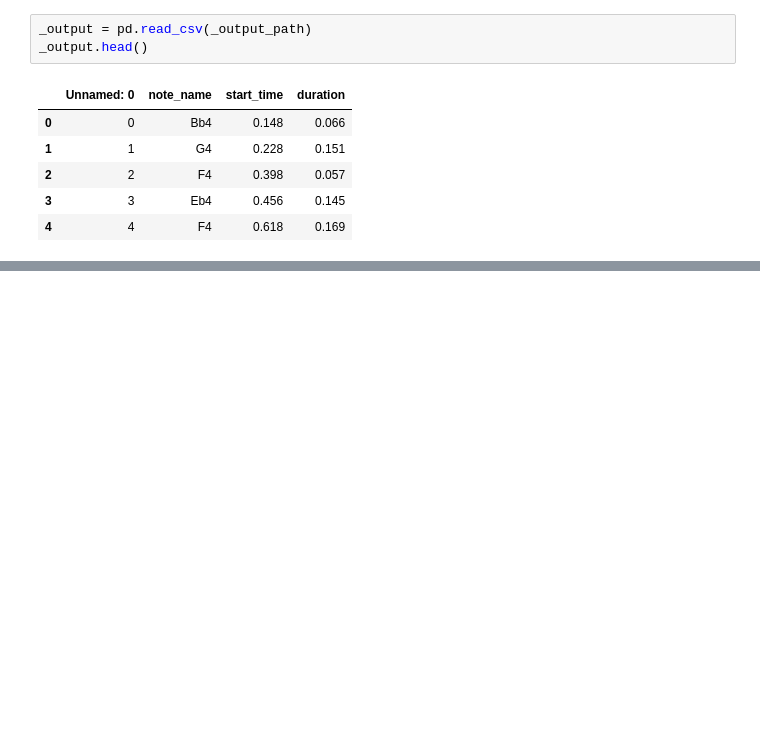
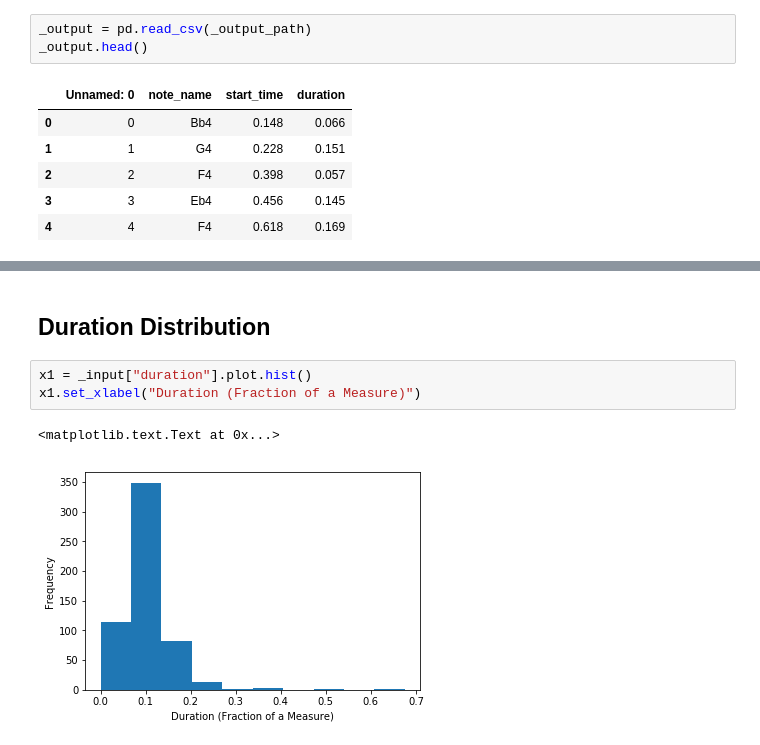
Before and after one commit to callaunchpad/JazzImprov, a Jupyter notebook: BennyCarter_JustFriends_Vis.ipynb, the cells around one changed output, grey strips where cells are left out. Saved outputs shown, nothing was run; the diff lists cells and outputs as text; blank space fills up the shorter version.

```diff
--- a/BennyCarter_JustFriends_Vis.ipynb
+++ b/BennyCarter_JustFriends_Vis.ipynb
@@ -53,0 +64,8 @@ joined_note_name.plot.bar(x = "note_name")
+# %% [markdown]
+## Duration Distribution
+# %%
+x1 = _input["duration"].plot.hist()
+x1.set_xlabel("Duration (Fraction of a Measure)")
+# %% [output]
+<matplotlib.text.Text at 0x...>
+[figure, added]
```
Also changed, not shown: parts of 7 cells of this notebook, 3 other files.
